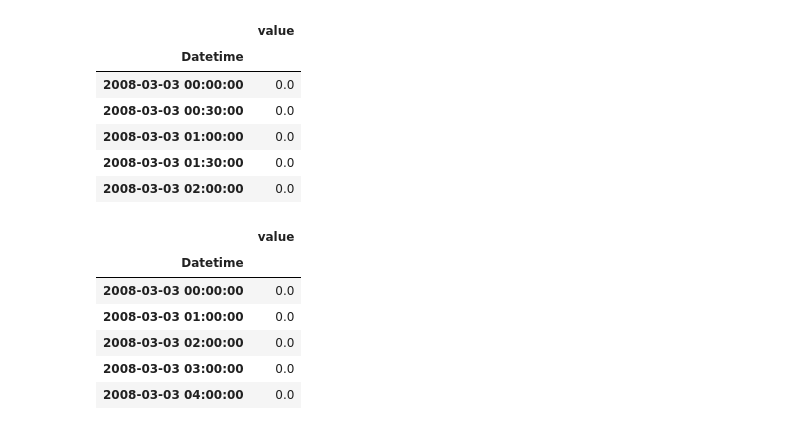
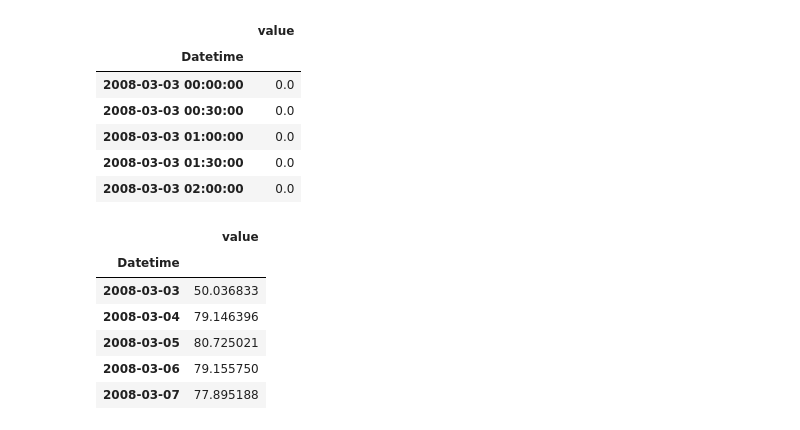
Before and after one commit to UsmanKolo/Master_Thesis, a Jupyter notebook: Notebooks/XGBoost.ipynb, the cells around one changed output. Drawn from its saved outputs; the diff is of its cells as text; code cells hidden in the pictures.

```diff
--- a/Notebooks/XGBoost.ipynb
+++ b/Notebooks/XGBoost.ipynb
@@ -39,19 +39,19 @@ HUElec.head()
 | 2008-03-03 01:30:00 | 0.0 |
 | 2008-03-03 02:00:00 | 0.0 |
 # %%
-data = HUElec.resample(rule='H').mean().copy()
+data = HUElec.resample(rule='D').mean().copy()
 
 data.fillna(method='ffill',  inplace=True)
 
 data.head()
 # %% [output]
 |  | value |
 | Datetime |  |
-| 2008-03-03 00:00:00 | 0.0 |
-| 2008-03-03 01:00:00 | 0.0 |
-| 2008-03-03 02:00:00 | 0.0 |
-| 2008-03-03 03:00:00 | 0.0 |
-| 2008-03-03 04:00:00 | 0.0 |
+| 2008-03-03 | 50.036833 |
+| 2008-03-04 | 79.146396 |
+| 2008-03-05 | 80.725021 |
+| 2008-03-06 | 79.155750 |
+| 2008-03-07 | 77.895188 |
 # %%
 def create_features(df, target_variable):
     """
```
Also changed, not shown: parts of 8 cells of this notebook, 3 other files.
